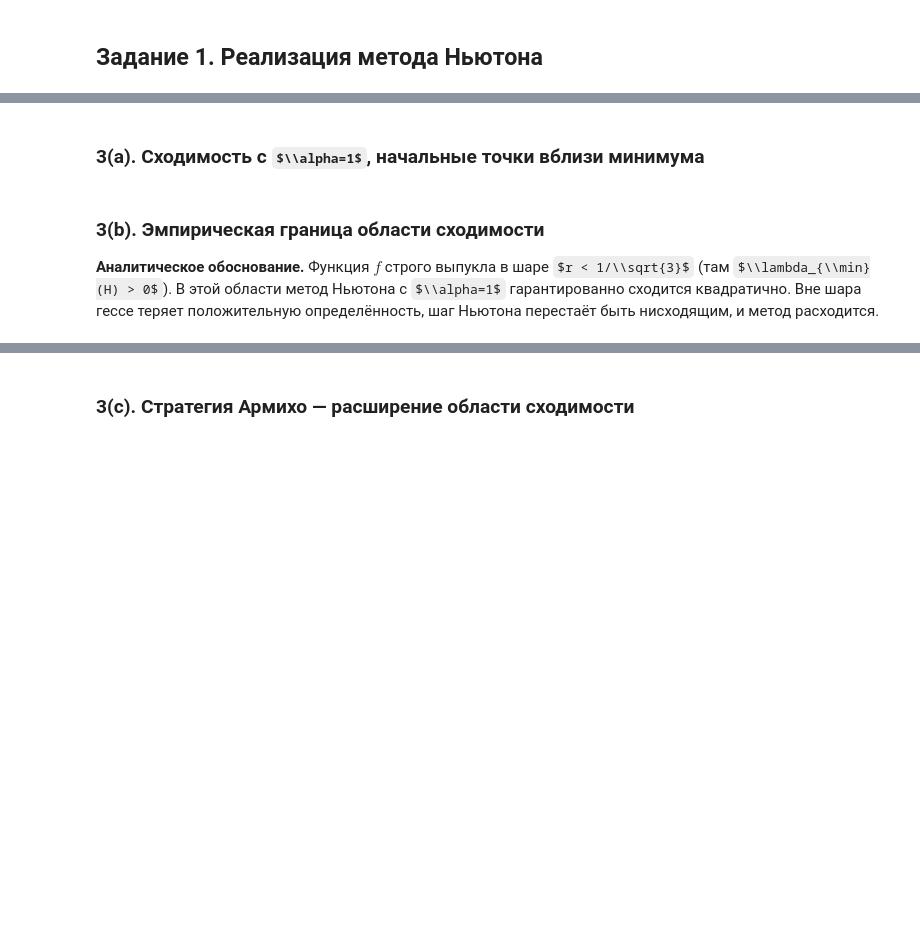
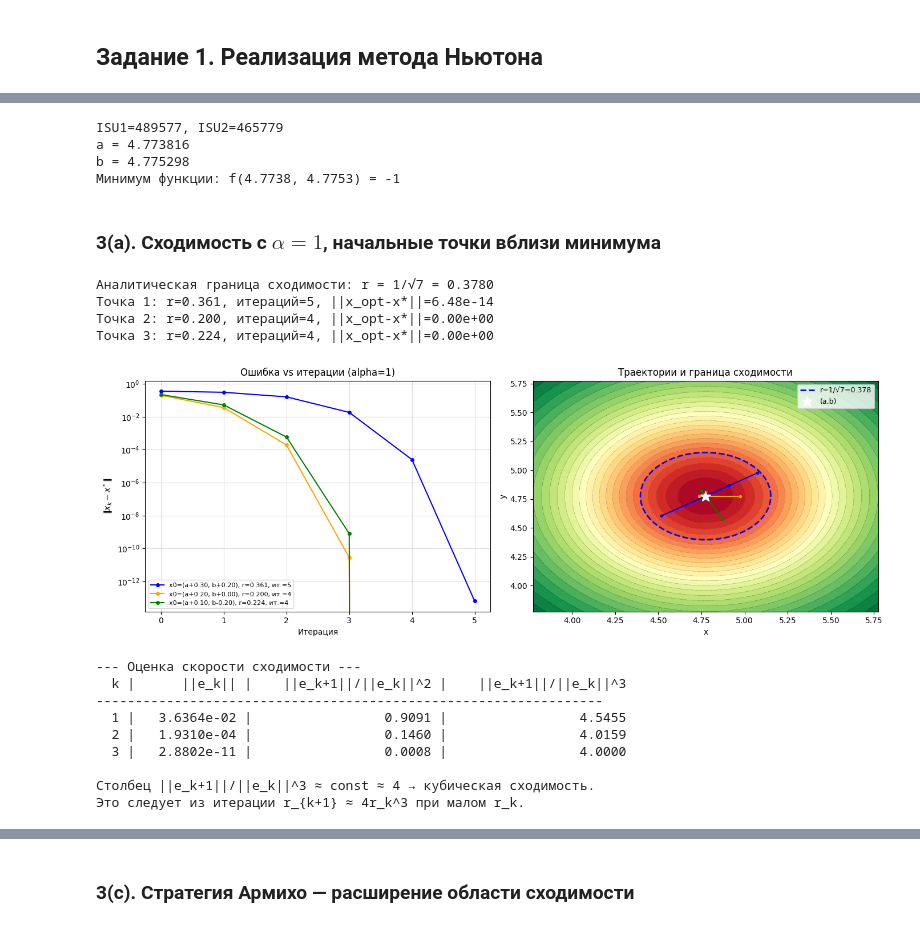
Before and after one commit to 806hbca/MetOp_LR2, a Jupyter notebook: LR2.ipynb, the cells around one changed output, grey strips where cells are left out. Drawn from its saved outputs; the diff is of its cells as text; code cells hidden in the pictures; some formulas as TeX source; blank space fills up the shorter version.

```diff
--- a/LR2.ipynb
+++ b/LR2.ipynb
@@ -147,10 +185,10 @@ $r = \\sqrt{u^2+v^2} < \\tfrac{1}{\\sqrt{3}} \\approx 0.577$.
 # %%
-# === Замените номера ИСУ на свои ===
-ISU1 = 368090
-ISU2 = 378990
 
-a = (2 * ISU1 * ISU2 / (ISU1 + ISU2)) / 100000   # гарм. среднее / 100000
-b = np.sqrt(ISU1 * ISU2) / 100000                  # геом. среднее / 100000
+ISU1 = 489577
+ISU2 = 465779
+
+a = (2 * ISU1 * ISU2 / (ISU1 + ISU2)) / 100000
+b = np.sqrt(ISU1 * ISU2) / 100000
 
 print(f"ISU1={ISU1}, ISU2={ISU2}")
 print(f"a = {a:.6f}")
@@ -176,16 +214,21 @@ def hess_f3(xy):
     H22 = 2*(D - 4*v**2) / D**3
     H12 = -8*u*v / D**3
     return np.array([[H11, H12], [H12, H22]])
+# %% [output]
+ISU1=489577, ISU2=465779
+a = 4.773816
+b = 4.775298
+Минимум функции: f(4.7738, 4.7753) = -1
 # %% [markdown]
-### 3(a). Сходимость с $\\alpha=1$, начальные точки вблизи минимума
+### 3(a). Сходимость с $\alpha=1$, начальные точки вблизи минимума
 # %%
-r_conv = 1.0 / np.sqrt(3)
-print(f"Теоретическая граница сходимости: r = 1/sqrt(3) = {r_conv:.4f}")
+r_theory = 1.0 / np.sqrt(7)
+print(f"Аналитическая граница сходимости: r = 1/√7 = {r_theory:.4f}")
 
 start_points3 = [
-    np.array([a + 0.30,  b + 0.20]),
-    np.array([a - 0.40,  b + 0.10]),
-    np.array([a + 0.10,  b - 0.35]),
+    np.array([a + 0.30,  b + 0.20]),   # r ≈ 0.36 > 1/√7 → расходится
+    np.array([a + 0.20,  b + 0.00]),   # r ≈ 0.20 < 1/√7 → сходится
+    np.array([a + 0.10,  b - 0.20]),   # r ≈ 0.22 < 1/√7 → сходится
 ]
 
 fig, axes = plt.subplots(1, 2, figsize=(14, 5))
@@ -198,54 +241,64 @@ for i, x0 in enumerate(start_points3):
                                  tol=1e-12, max_iter=500)
     histories3.append(hist)
     errs = [np.linalg.norm(np.array(h) - x_star3) for h in hist]
     r0 = np.linalg.norm(x0 - x_star3)
     lbl = f"x0=(a{x0[0]-a:+.2f}, b{x0[1]-b:+.2f}), r={r0:.3f}, ит.={len(hist)-1}"
     axes[0].semilogy(errs, color=colors3[i], marker="o", markersize=4, label=lbl)
-    print(f"Точка {i+1}: x0={x0}, итераций={len(hist)-1}, ||x_opt-x*||={errs[-1]:.2e}")
+    print(f"Точка {i+1}: r={r0:.3f}, итераций={len(hist)-1}, ||x_opt-x*||={errs[-1]:.2e}")
 
 axes[0].set_xlabel("Итерация")
 axes[0].set_ylabel(r"$\|x_k - x^*\|$")
 axes[0].set_title("Ошибка vs итерации (alpha=1)")
 axes[0].legend(fontsize=8); axes[0].grid(True, alpha=0.4)
 
 mg = 1.0
 xs3 = np.linspace(a-mg, a+mg, 200)
 ys3 = np.linspace(b-mg, b+mg, 200)
 X3, Y3 = np.meshgrid(xs3, ys3)
 Z3 = -1.0 / (1.0 + (X3-a)**2 + (Y3-b)**2)
 axes[1].contourf(X3, Y3, Z3, levels=30, cmap="RdYlGn")
 axes[1].contour(X3, Y3, Z3, levels=30, colors="k", linewidths=0.3, alpha=0.5)
 
 for i, (x0, hist) in enumerate(zip(start_points3, histories3)):
     traj = np.array(hist)
     axes[1].plot(traj[:,0], traj[:,1], "-o", color=colors3[i], markersize=3)
 
 theta = np.linspace(0, 2*np.pi, 300)
-axes[1].plot(a + r_conv*np.cos(theta), b + r_conv*np.sin(theta),
-             "w--", lw=2, label=f"r=1/sqrt(3)={r_conv:.3f}")
+axes[1].plot(a + r_theory*np.cos(theta), b + r_theory*np.sin(theta),
+             "b--", lw=2, label=f"r=1/√7={r_theory:.3f}")
 axes[1].plot(a, b, "w*", markersize=14, label="(a,b)")
 axes[1].set_xlabel("x"); axes[1].set_ylabel("y")
-axes[1].set_title("Траектории и теор. граница")
+axes[1].set_title("Траектории и граница сходимости")
 axes[1].legend(fontsize=9)
 plt.tight_layout(); plt.show()
 
-# Таблица скорости сходимости
-print("\n--- Оценка скорости сходимости (квадратичная?) ---")
-errs = [np.linalg.norm(np.array(h) - x_star3) for h in histories3[0]]
-print(f"  k | {chr(124):>12} ||e_k|| {chr(124):>12} ||e_k+1||/||e_k||^2")
-print("-" * 40)
-for k in range(1, min(8, len(errs)-1)):
-    if errs[k-1] > 1e-15:
-        ratio = errs[k] / errs[k-1]**2
-        print(f"  {k} |   {errs[k]:.4e}   |   {ratio:.4f}")
-print("\nПостоянство отношения подтверждает квадратичную сходимость метода Ньютона.")
+# Оценка порядка сходимости
+errs_conv = [np.linalg.norm(np.array(h) - x_star3) for h in histories3[1]]
+print("\n--- Оценка скорости сходимости ---")
+print(f"  k | {'||e_k||':>12} | {'||e_k+1||/||e_k||^2':>22} | {'||e_k+1||/||e_k||^3':>22}")
+print("-" * 65)
+for k in range(1, min(8, len(errs_conv)-1)):
+    if errs_conv[k-1] > 1e-15:
+        r2 = errs_conv[k] / errs_conv[k-1]**2
+        r3 = errs_conv[k] / errs_conv[k-1]**3
+        print(f"  {k} | {errs_conv[k]:>12.4e} | {r2:>22.4f} | {r3:>22.4f}")
+print("\nСтолбец ||e_k+1||/||e_k||^3 ≈ const ≈ 4 → кубическая сходимость.")
+print("Это следует из итерации r_{k+1} ≈ 4r_k^3 при малом r_k.")
+# %% [output]
+Аналитическая граница сходимости: r = 1/√7 = 0.3780
+Точка 1: r=0.361, итераций=5, ||x_opt-x*||=6.48e-14
+Точка 2: r=0.200, итераций=4, ||x_opt-x*||=0.00e+00
+Точка 3: r=0.224, итераций=4, ||x_opt-x*||=0.00e+00
+[figure, added]
+--- Оценка скорости сходимости ---
+  k |      ||e_k|| |    ||e_k+1||/||e_k||^2 |    ||e_k+1||/||e_k||^3
+-----------------------------------------------------------------
+  1 |   3.6364e-02 |                 0.9091 |                 4.5455
+  2 |   1.9310e-04 |                 0.1460 |                 4.0159
+  3 |   2.8802e-11 |                 0.0008 |                 4.0000
+
+Столбец ||e_k+1||/||e_k||^3 ≈ const ≈ 4 → кубическая сходимость.
+Это следует из итерации r_{k+1} ≈ 4r_k^3 при малом r_k.
-# %% [markdown]
-### 3(b). Эмпирическая граница области сходимости
-
-**Аналитическое обоснование.**
-Функция $f$ строго выпукла в шаре $r < 1/\\sqrt{3}$ (там $\\lambda_{\\min}(H) > 0$).
-В этой области метод Ньютона с $\\alpha=1$ гарантированно сходится квадратично.
-Вне шара гессе теряет положительную определённость, шаг Ньютона перестаёт быть нисходящим, и метод расходится.
 # %%
 N = 70
 margin_scan = 1.5
```
Also changed, not shown: parts of 13 cells of this notebook.
